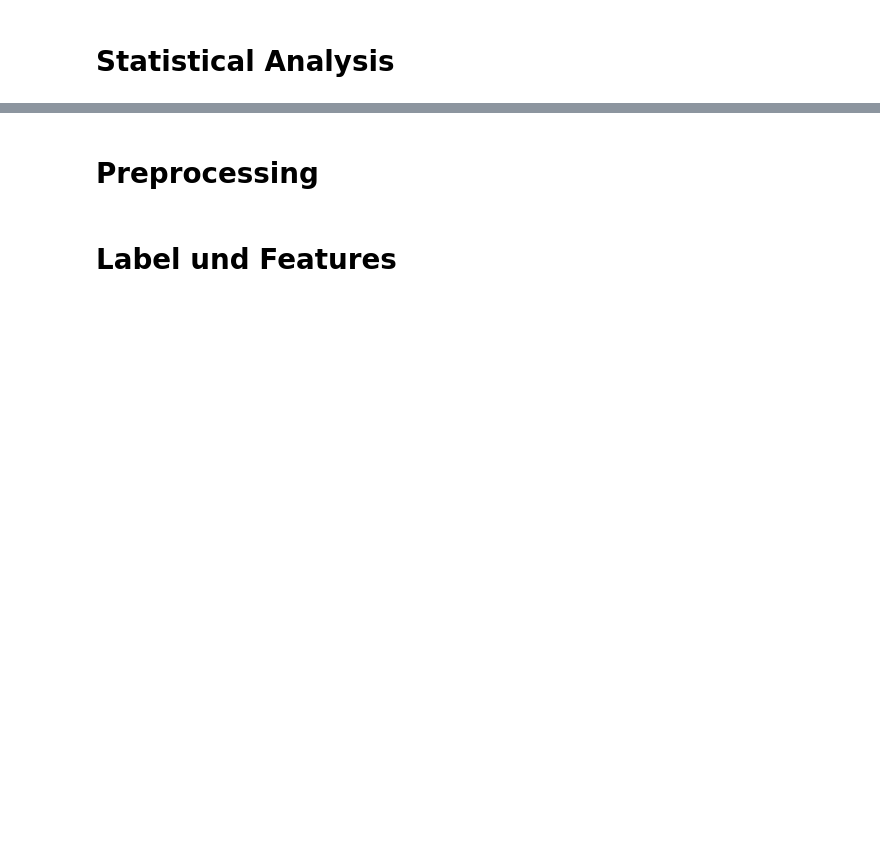
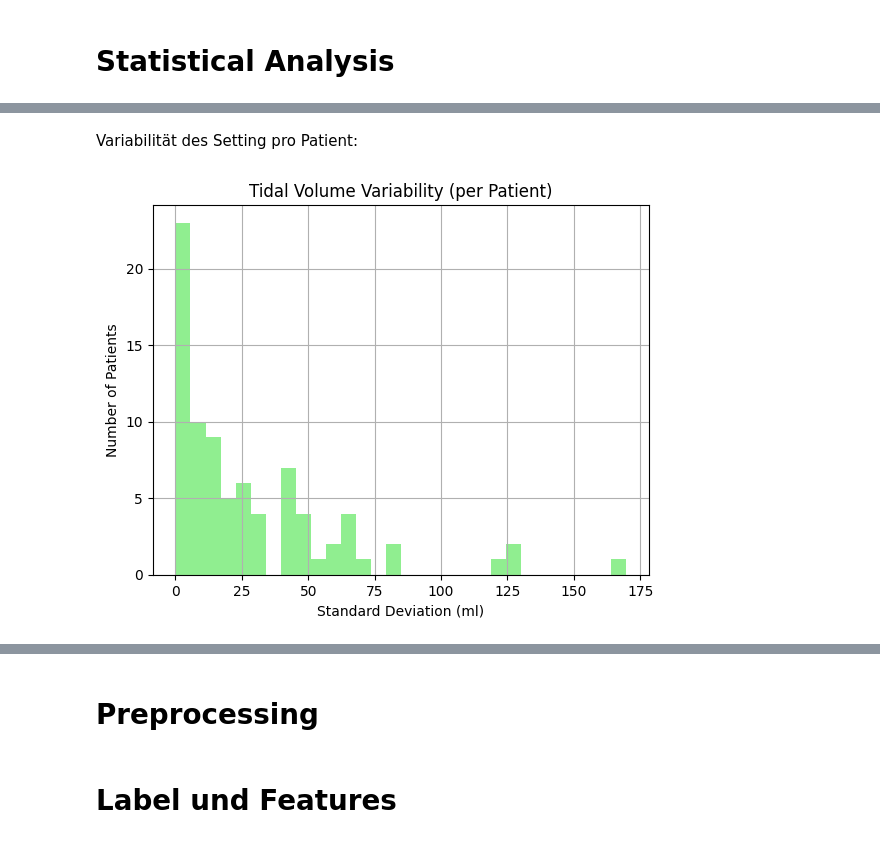
Before and after one commit to KarinaKatke/HiRiD, a Jupyter notebook: getting_started.ipynb, the cells around one changed output, grey strips where cells are left out. Cells and saved outputs as stored; diff of their text form; code cells hidden in the pictures; blank space fills up the shorter version.

```diff
--- a/getting_started.ipynb
+++ b/getting_started.ipynb
@@ -399,0 +374,12 @@ plot_tidal_volume_distribution(df_part)
+# %% [markdown]
+Variabilität des Setting pro Patient:
+# %%
+variability = tv_data.groupby('patientid')['value'].std()
+plt.hist(variability.dropna(), bins=30, color='lightgreen')
+plt.title("Tidal Volume Variability (per Patient)")
+plt.xlabel("Standard Deviation (ml)")
+plt.ylabel("Number of Patients")
+plt.grid(True)
+plt.show()
+# %% [output]
+[figure, added]
```
Also changed, not shown: parts of 22 cells of this notebook.
